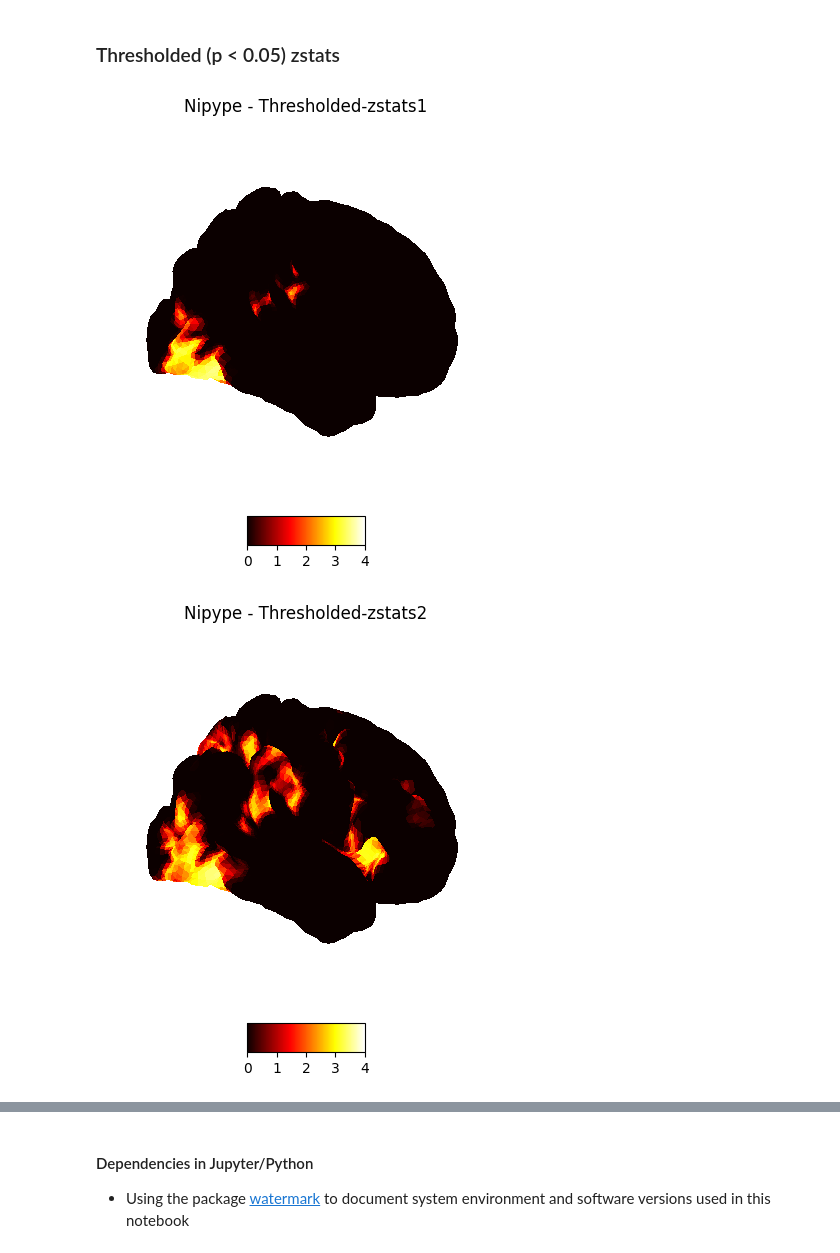
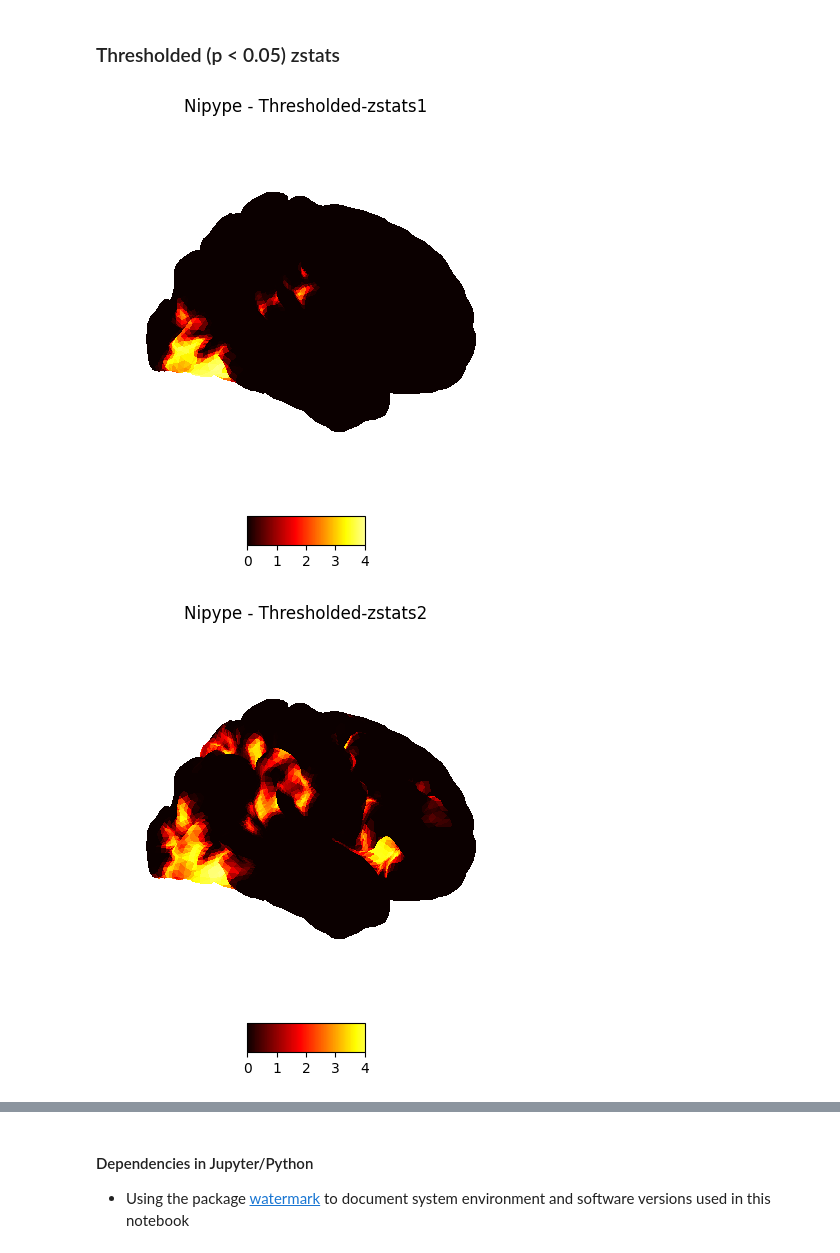
Before and after one commit to kylemaps/neurodeskedu, a Jupyter notebook: books/examples/functional_imaging/fsl_all_levels_flanker_nipype.ipynb, the cells around one changed output, grey strips where cells are left out. Cells and saved outputs as stored; diff of their text form; code cells hidden in the pictures.

```diff
--- a/books/examples/functional_imaging/fsl_all_levels_flanker_nipype.ipynb
+++ b/books/examples/functional_imaging/fsl_all_levels_flanker_nipype.ipynb
@@ -1336,31 +1322,31 @@ nipype_cope4 = './output_level3/level3_results/contrast_4/thresholded/_contr_id_
 # %%
 plotting.plot_img_on_surf(nipype_cope1,
                           views=['lateral'],
                           hemispheres=['right'],
                           title="Nipype - Thresholded-zstats1",
-                          cmap = 'hot', darkness=None, colorbar=True)
+                          cmap = 'hot', colorbar=True)
 plotting.show()
 
 plotting.plot_img_on_surf(nipype_cope2,
                           views=['lateral'],
                           hemispheres=['right'],
                           title="Nipype - Thresholded-zstats2",
-                          cmap = 'hot', darkness=None, colorbar=True)
+                          cmap = 'hot', colorbar=True)
 plotting.show()
 
 plotting.plot_img_on_surf(nipype_cope3,
                           views=['lateral'],
                           hemispheres=['right'],
                           title="Nipype - Thresholded-zstats3",
-                          cmap = 'hot', darkness=None, colorbar=True)
+                          cmap = 'hot', colorbar=True)
 plotting.show()
 
 plotting.plot_img_on_surf(nipype_cope4,
                           views=['lateral'],
                           hemispheres=['right'],
                           title="Nipype - Thresholded-zstats4",
-                          cmap = 'hot', darkness=None, colorbar=True)
+                          cmap = 'hot', colorbar=True)
 plotting.show()
 # %% [output]
-[figure, old version]
+[figure, new version]
-[figure, old version]
+[figure, new version]
```
Also changed, not shown: parts of 8 cells of this notebook, 1 other file.
